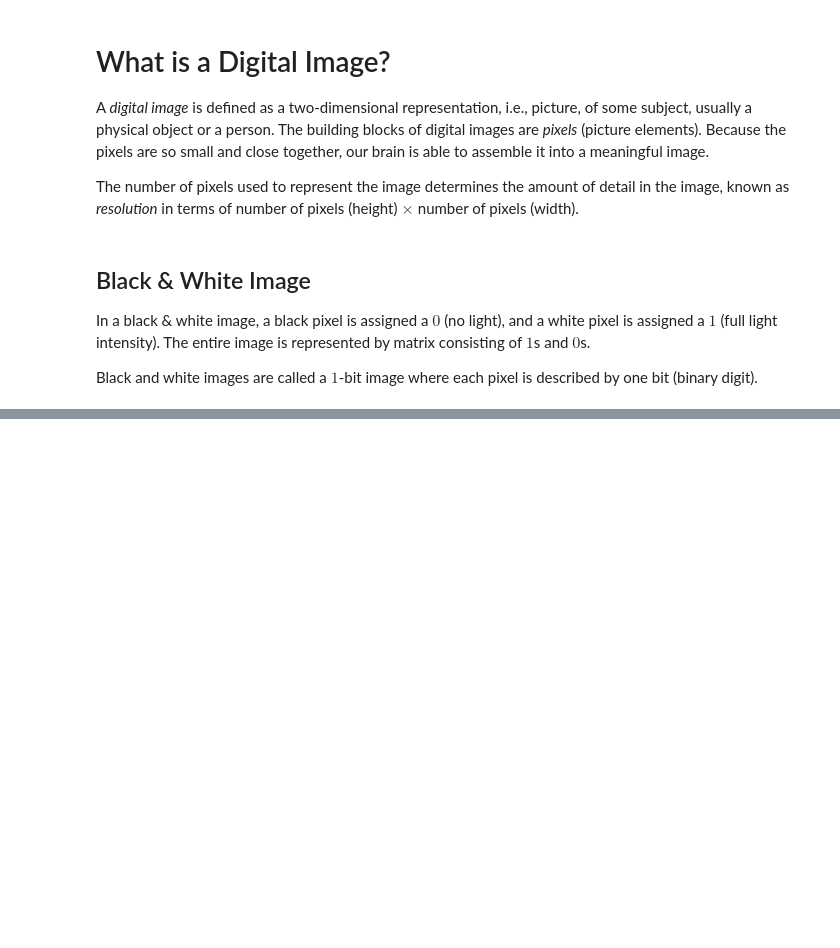
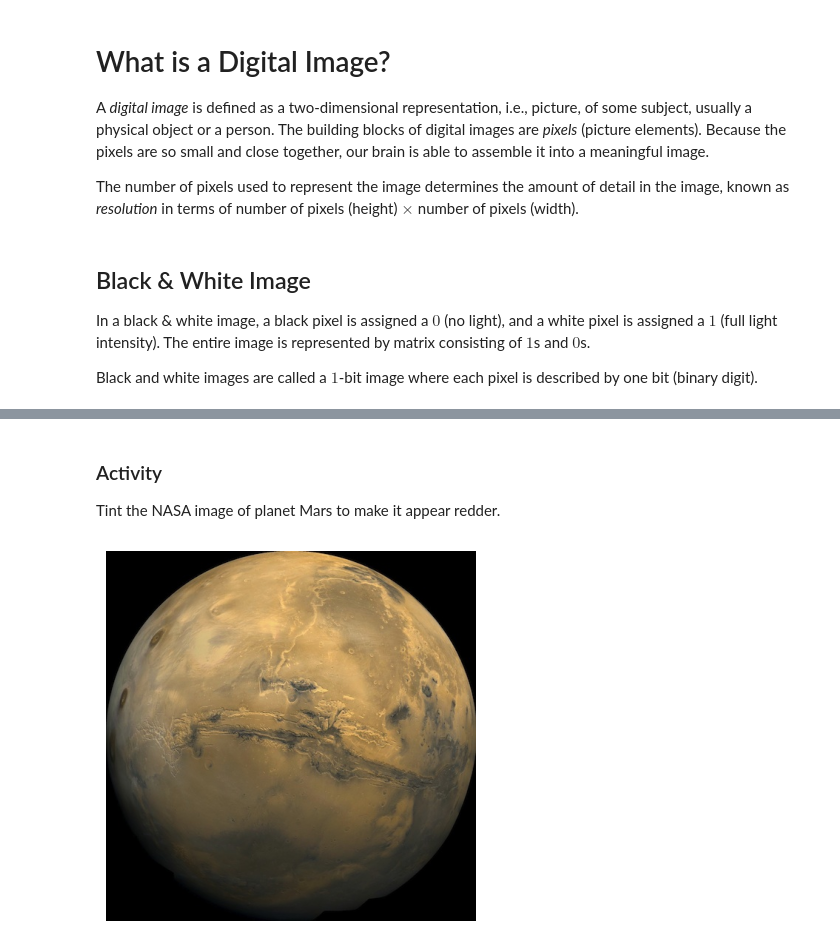
Before and after one commit to rhudaina/CENTREX-for-STEM-DepEd-QCSHS, a Jupyter notebook: Intro_to_Image_Processing.ipynb, the cells around one changed output, grey strips where cells are left out. Saved outputs shown, nothing was run; the diff lists cells and outputs as text; code cells hidden in the pictures; blank space fills up the shorter version.

```diff
--- a/Intro_to_Image_Processing.ipynb
+++ b/Intro_to_Image_Processing.ipynb
@@ -140,0 +207,11 @@ plt.show()
+# %% [markdown]
+### Activity
+
+Tint the NASA image of planet Mars to make it appear redder.
+# %%
+Img = cv.imread('mars.jpg', cv.IMREAD_COLOR);
+plt.imshow(cv.cvtColor(Img, cv.COLOR_BGR2RGB))
+plt.axis("off")
+plt.show()
+# %% [output]
+[figure, added]
```
Also changed, not shown: parts of 37 cells of this notebook.
